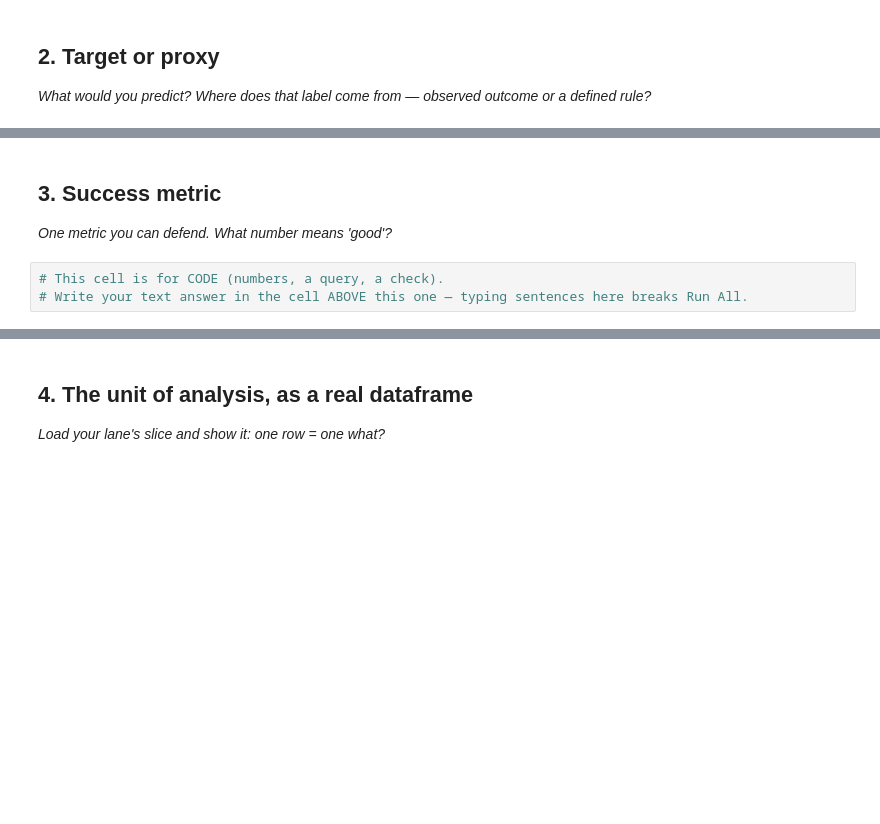
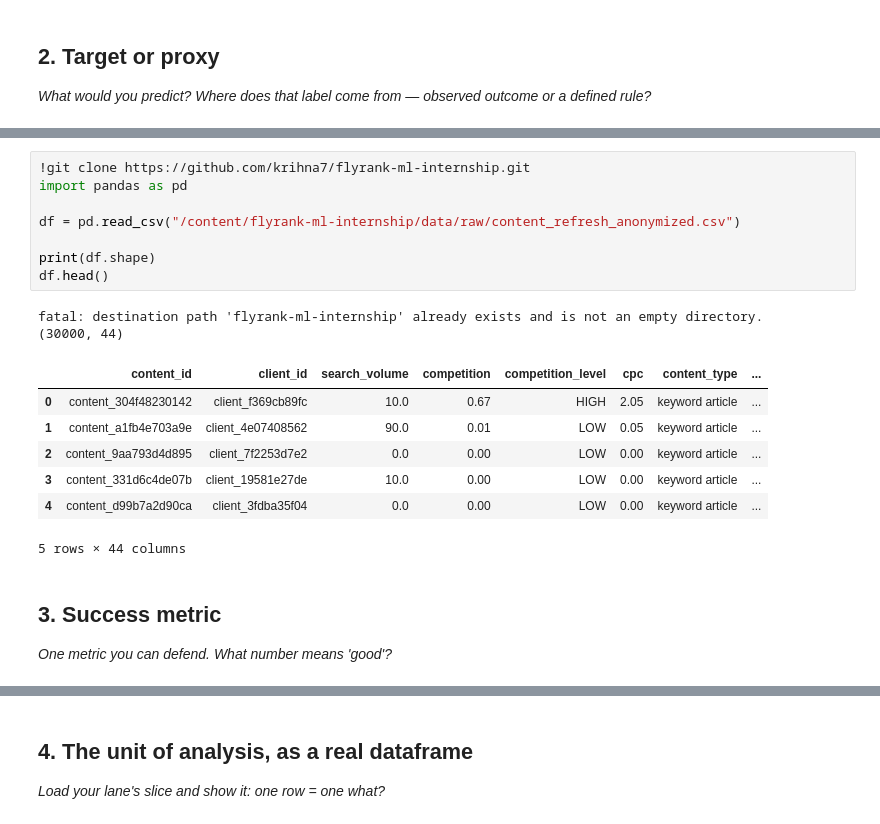
Before and after one commit to krihna7/flyrank-ML-internship, a Jupyter notebook: work/notebooks/w02_ml_task_framing.ipynb, the cells around one changed output, grey strips where cells are left out. Saved outputs shown, nothing was run; the diff lists cells and outputs as text; blank space fills up the shorter version.

```diff
--- a/work/notebooks/w02_ml_task_framing.ipynb
+++ b/work/notebooks/w02_ml_task_framing.ipynb
@@ -23,7 +35,22 @@ This skeleton is yours to fill. Work the sections **in order** — each one has
+# %%
+!git clone https://github.com/krihna7/flyrank-ml-internship.git
+import pandas as pd
+
+df = pd.read_csv("/content/flyrank-ml-internship/data/raw/content_refresh_anonymized.csv")
+
+print(df.shape)
+df.head()
+# %% [output]
+fatal: destination path 'flyrank-ml-internship' already exists and is not an empty directory.
+(30000, 44)
+|  | content_id | client_id | search_volume | competition | competition_level | cpc | content_type | ... |
+| 0 | content_304f48230142 | client_f369cb89fc | 10.0 | 0.67 | HIGH | 2.05 | keyword article | ... |
+| 1 | content_a1fb4e703a9e | client_4e07408562 | 90.0 | 0.01 | LOW | 0.05 | keyword article | ... |
+| 2 | content_9aa793d4d895 | client_7f2253d7e2 | 0.0 | 0.00 | LOW | 0.00 | keyword article | ... |
+| 3 | content_331d6c4de07b | client_19581e27de | 10.0 | 0.00 | LOW | 0.00 | keyword article | ... |
+| 4 | content_d99b7a2d90ca | client_3fdba35f04 | 0.0 | 0.00 | LOW | 0.00 | keyword article | ... |
+5 rows × 44 columns
 # %% [markdown]
 ## 3. Success metric
 
 *One metric you can defend. What number means 'good'?*
-# %%
-# This cell is for CODE (numbers, a query, a check).
-# Write your text answer in the cell ABOVE this one — typing sentences here breaks Run All.
```
Also changed, not shown: parts of 13 cells of this notebook.
